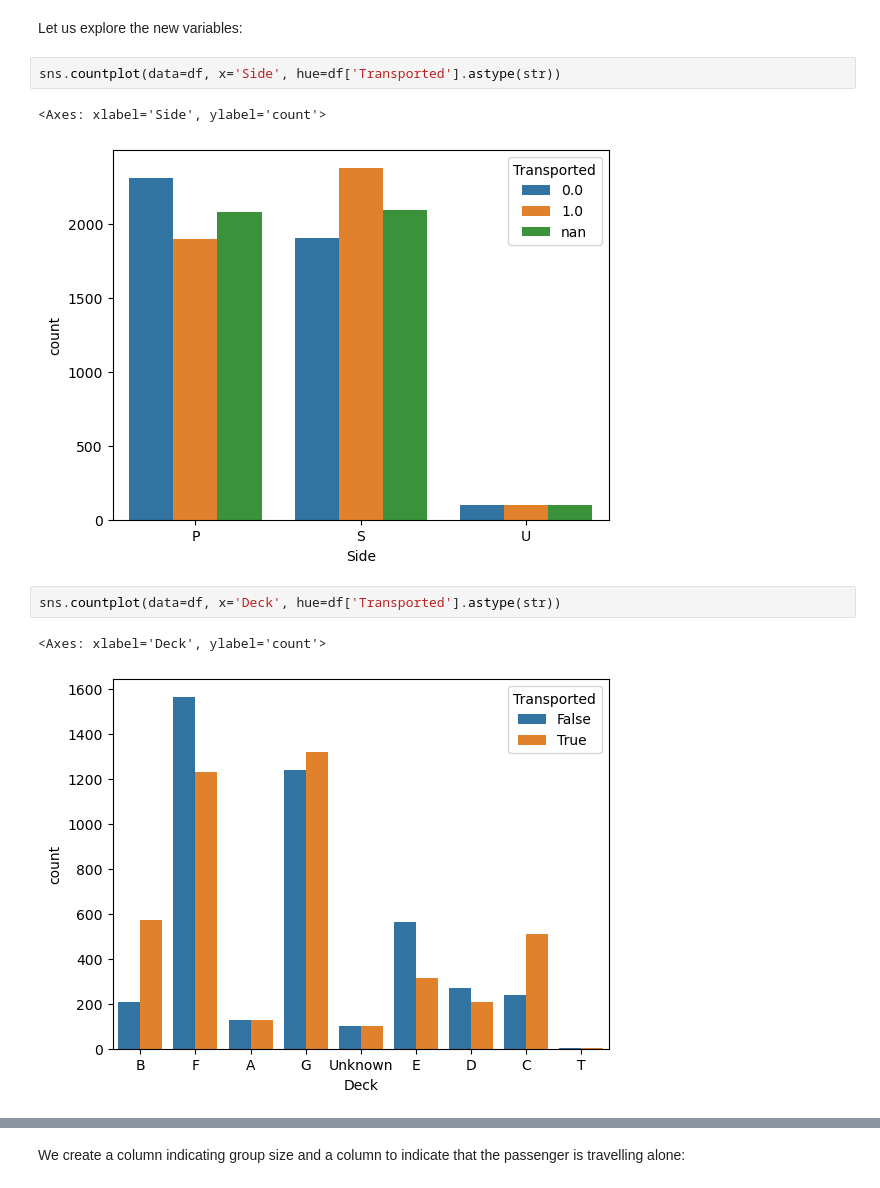
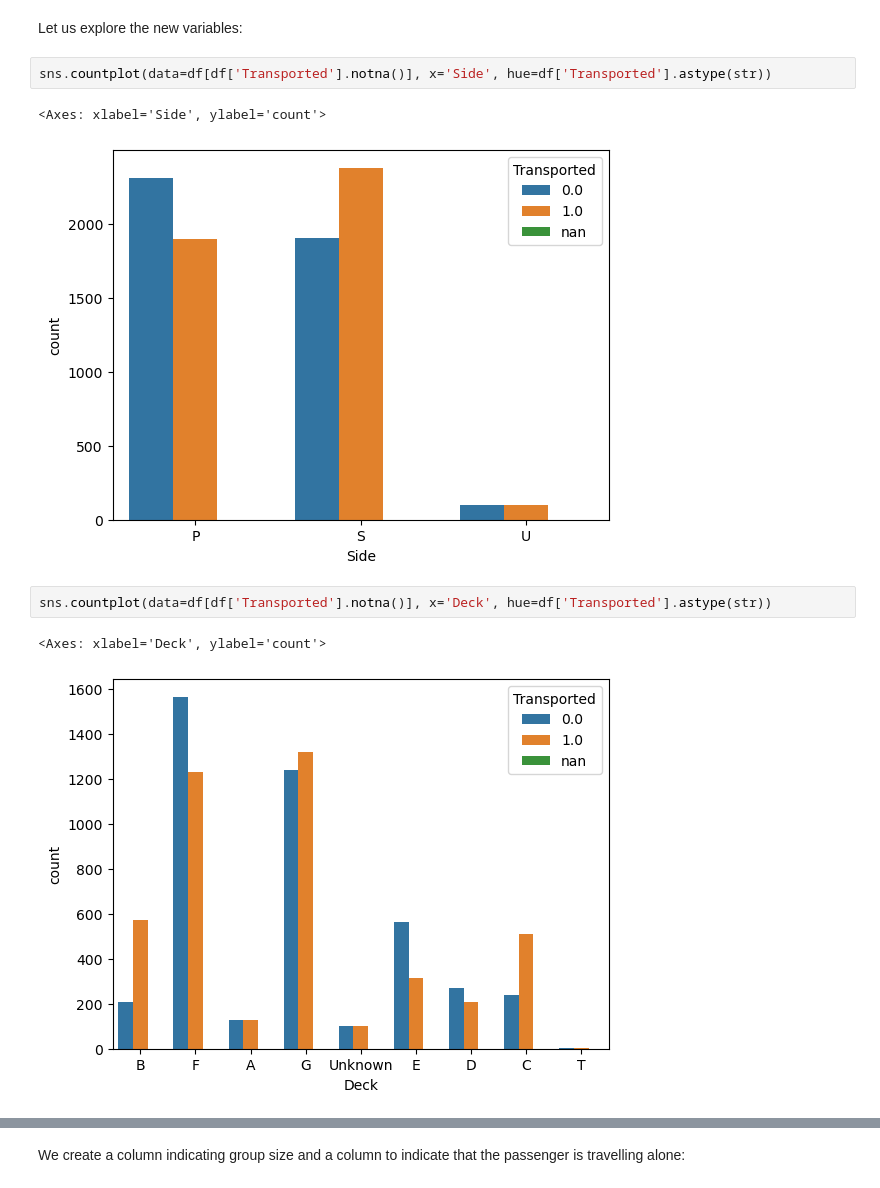
Before and after one commit to marciscar/spaceship-titanic, a Jupyter notebook: Notebooks/spaceship_titanic.ipynb, the cells around one changed output, grey strips where cells are left out. Drawn from its saved outputs; the diff is of its cells as text.

```diff
--- a/Notebooks/spaceship_titanic.ipynb
+++ b/Notebooks/spaceship_titanic.ipynb
@@ -315,13 +315,13 @@ sns.heatmap(df.isnull(), cbar=False)
 # %% [markdown]
 Let us explore the new variables:
 # %%
-sns.countplot(data=df, x='Side', hue=df['Transported'].astype(str))
+sns.countplot(data=df[df['Transported'].notna()], x='Side', hue=df['Transported'].astype(str))
 # %% [output]
 <Axes: xlabel='Side', ylabel='count'>
-[figure, old version]
+[figure, new version]
 # %%
-sns.countplot(data=df, x='Deck', hue=df['Transported'].astype(str))
+sns.countplot(data=df[df['Transported'].notna()], x='Deck', hue=df['Transported'].astype(str))
 # %% [output]
 <Axes: xlabel='Deck', ylabel='count'>
-[figure, old version]
+[figure, new version]
 # %%
```
Also changed, not shown: parts of 60 cells of this notebook, 1 other file.
